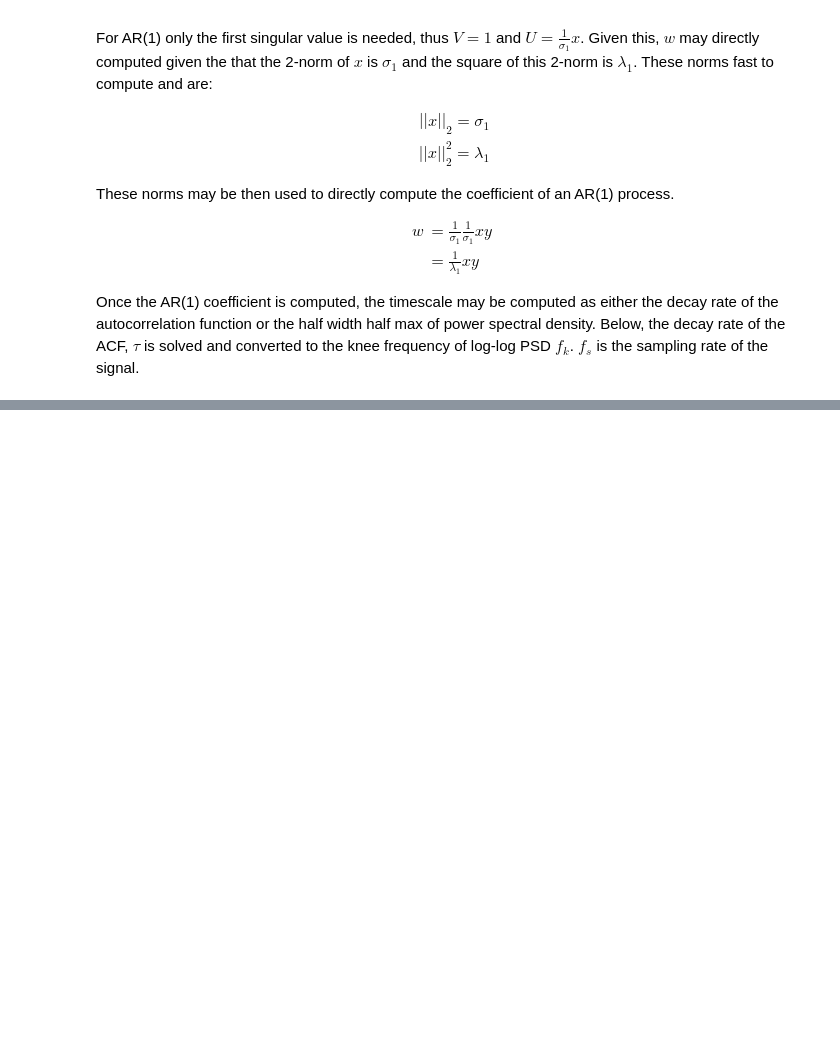
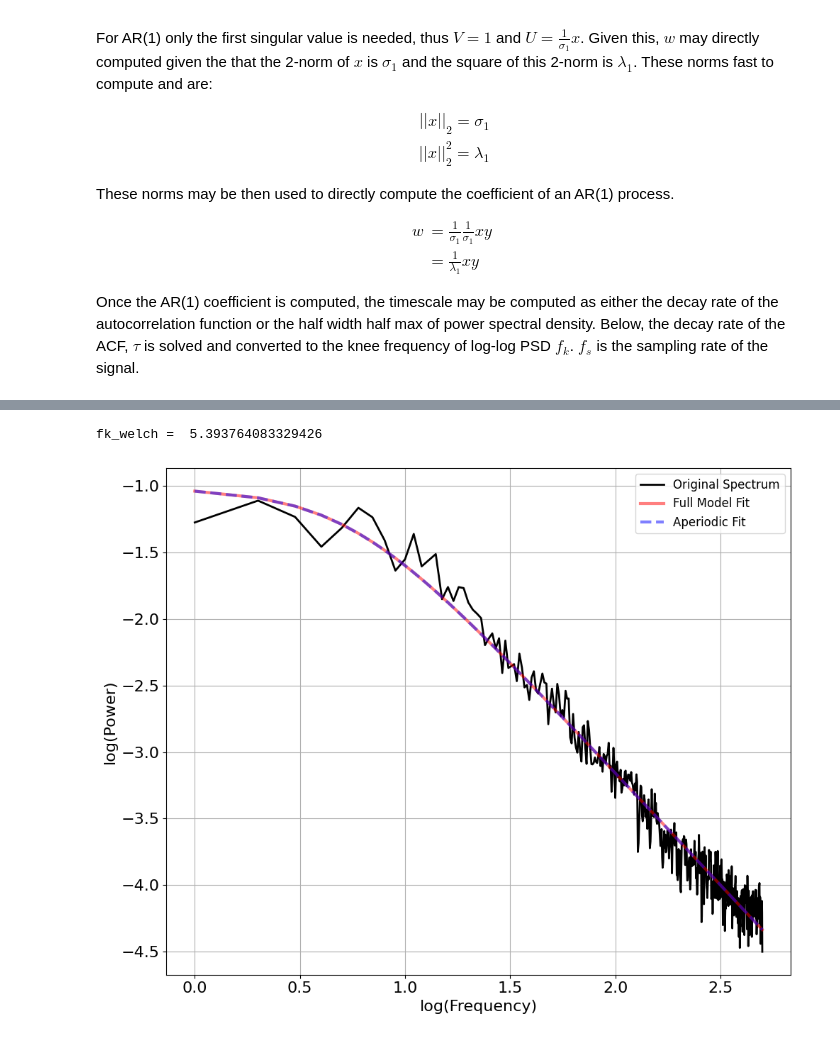
Before and after one commit to voytekresearch/timescale-methods, a Jupyter notebook: docs/examples/AR(1)_direct_computation.ipynb, the cells around one changed output, grey strips where cells are left out. Saved outputs shown, nothing was run; the diff lists cells and outputs as text; code cells hidden in the pictures; blank space fills up the shorter version.

```diff
--- a/docs/examples/AR(1)_direct_computation.ipynb
+++ b/docs/examples/AR(1)_direct_computation.ipynb
@@ -185,0 +244,10 @@ fk_welch =  8.079521979072762
+# %%
+fm = FOOOF(aperiodic_mode='knee', max_n_peaks=0, verbose=False)
+fm.fit(freqs, powers)
+fm.plot(plt_log=True)
+
+fk_welch = fm.aperiodic_params_[1]
+print('fk_welch = ', fk_welch)
+# %% [output]
+fk_welch =  5.393764083329426
+[figure, added]
```
Also changed, not shown: parts of 12 cells of this notebook.
